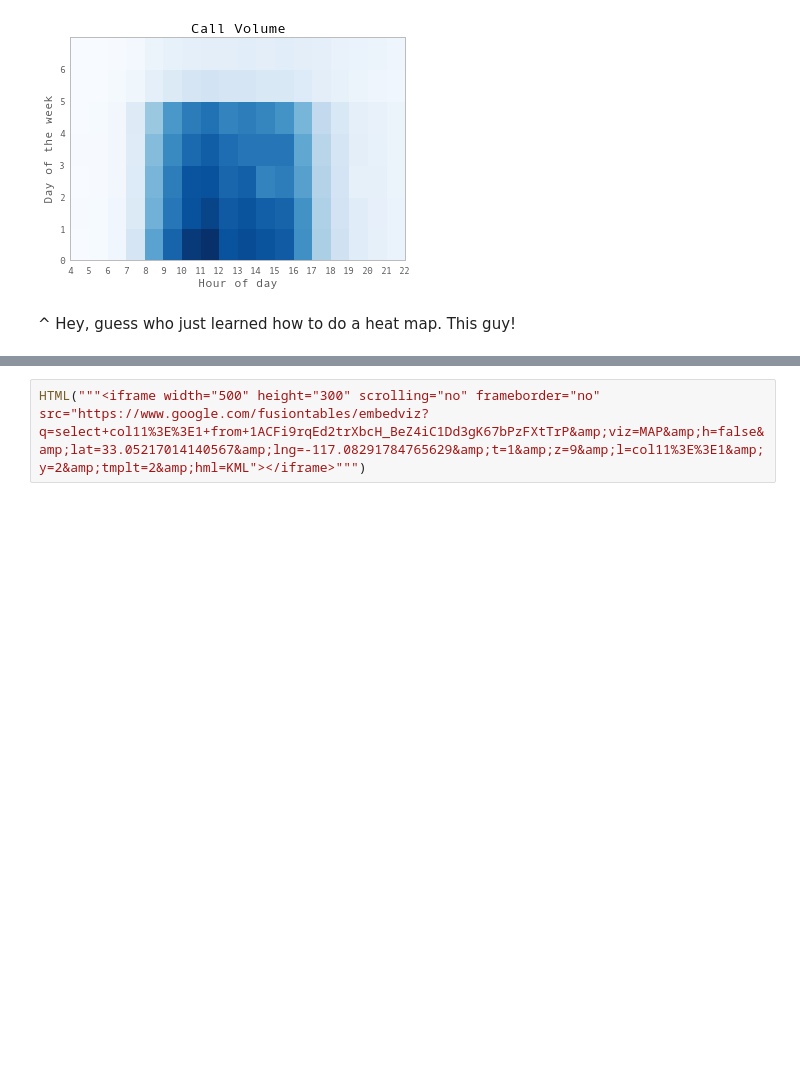
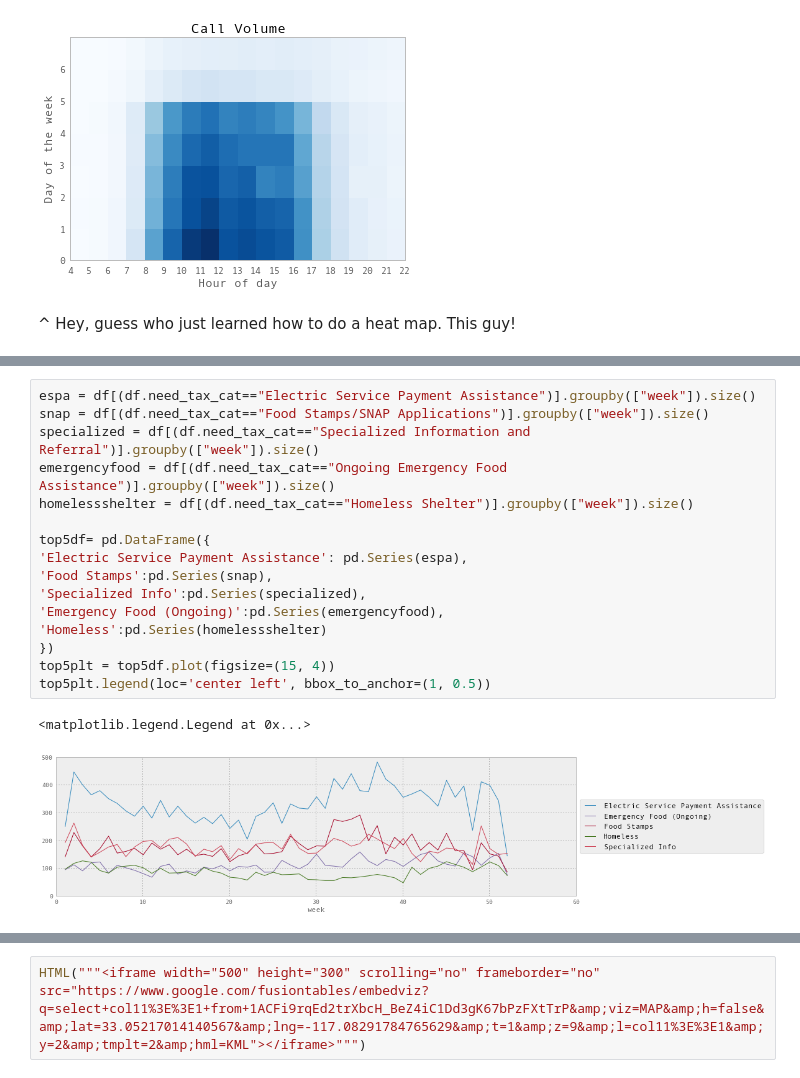
Before and after one commit to SDRDLAnalysts/pdp-data-projects, a Jupyter notebook: 211sandiego.org/servicecalls/analysts/gonzalo.ipynb, the cells around one changed output, grey strips where cells are left out. Saved outputs shown, nothing was run; the diff lists cells and outputs as text; blank space fills up the shorter version.

```diff
--- a/211sandiego.org/servicecalls/analysts/gonzalo.ipynb
+++ b/211sandiego.org/servicecalls/analysts/gonzalo.ipynb
@@ -334,0 +289,19 @@ dtype: int64
+# %%
+espa = df[(df.need_tax_cat=="Electric Service Payment Assistance")].groupby(["week"]).size()
+snap = df[(df.need_tax_cat=="Food Stamps/SNAP Applications")].groupby(["week"]).size()
+specialized = df[(df.need_tax_cat=="Specialized Information and Referral")].groupby(["week"]).size()
+emergencyfood = df[(df.need_tax_cat=="Ongoing Emergency Food Assistance")].groupby(["week"]).size()
+homelessshelter = df[(df.need_tax_cat=="Homeless Shelter")].groupby(["week"]).size()
+
+top5df= pd.DataFrame({
+'Electric Service Payment Assistance': pd.Series(espa),
+'Food Stamps':pd.Series(snap),
+'Specialized Info':pd.Series(specialized),
+'Emergency Food (Ongoing)':pd.Series(emergencyfood),
+'Homeless':pd.Series(homelessshelter)
+})
+top5plt = top5df.plot(figsize=(15, 4))
+top5plt.legend(loc='center left', bbox_to_anchor=(1, 0.5))
+# %% [output]
+<matplotlib.legend.Legend at 0x...>
+[figure, added]
```
Also changed, not shown: parts of 26 cells of this notebook.
